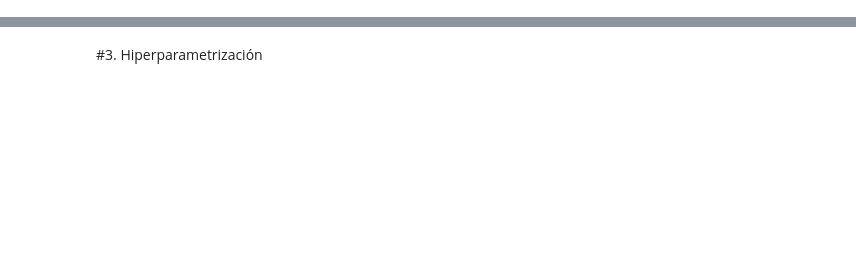
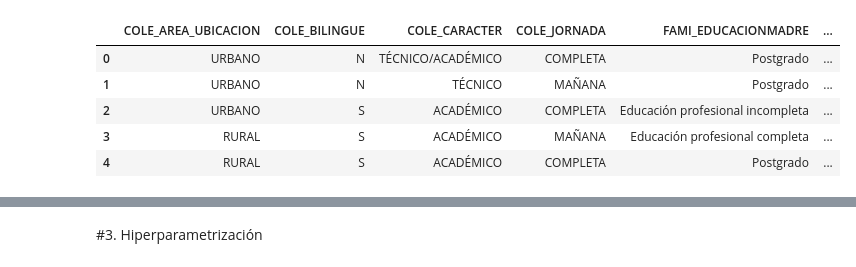
Before and after one commit to tealtourmaline/Mineria-y-calidad-de-datos, a Jupyter notebook: MINERIA_DE_DATOS.ipynb, the cells around one changed output, grey strips where cells are left out. Saved outputs shown, nothing was run; the diff lists cells and outputs as text; code cells hidden in the pictures; blank space fills up the shorter version.

```diff
--- a/MINERIA_DE_DATOS.ipynb
+++ b/MINERIA_DE_DATOS.ipynb
@@ -15,7 +10,15 @@ import pandas as pd
 import matplotlib.pyplot as plt
 # %%
 # Se cargan los datos
-data= pd.read_excel("ResultadosSaberLimpios.xlsx",sheet_name=0)
+data= pd.read_excel("ResultadosSaberLimpios.xlsx",index_col=None, sheet_name=0)
+data = data.drop(columns=['Unnamed: 0'])
 data.head()
+# %% [output]
+|  | COLE_AREA_UBICACION | COLE_BILINGUE | COLE_CARACTER | COLE_JORNADA | FAMI_EDUCACIONMADRE | ... |
+| 0 | URBANO | N | TÉCNICO/ACADÉMICO | COMPLETA | Postgrado | ... |
+| 1 | URBANO | N | TÉCNICO | MAÑANA | Postgrado | ... |
+| 2 | URBANO | S | ACADÉMICO | COMPLETA | Educación profesional incompleta | ... |
+| 3 | RURAL | S | ACADÉMICO | MAÑANA | Educación profesional completa | ... |
+| 4 | RURAL | S | ACADÉMICO | COMPLETA | Postgrado | ... |
 # %%
 data.info()
```
Also changed, not shown: parts of 16 cells of this notebook.
